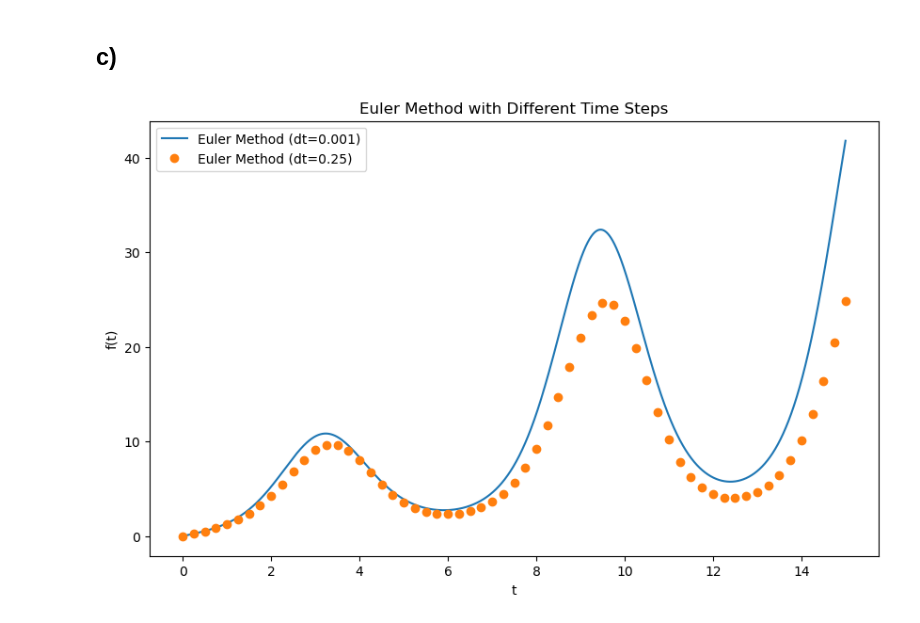
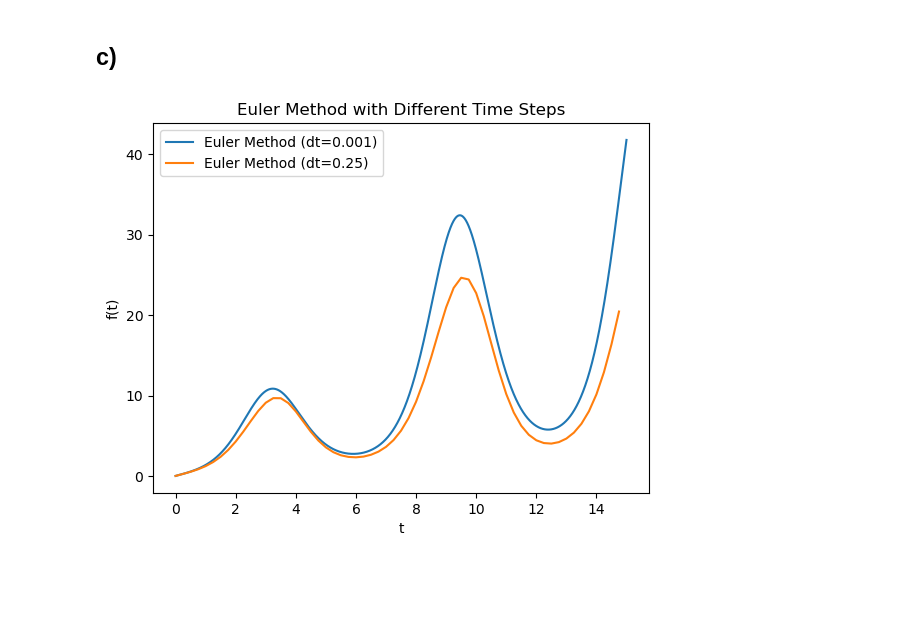
Before and after one commit to Katikistan/NumeP, a Jupyter notebook: week1/week1.ipynb, the cells around one changed output. Saved outputs shown, nothing was run; the diff lists cells and outputs as text; code cells hidden in the pictures; blank space fills up the shorter version.

```diff
--- a/week1/week1.ipynb
+++ b/week1/week1.ipynb
@@ -374,23 +375,30 @@ $$
 # %%
 alpha = 0.1
 dt = 0.01
-t0 = 0
-tn = 100
-t = np.arange(t0, tn, dt)
-x = np.zeros_like(t)
+t = np.arange(0, 100, dt)
 
-analytical_euler = lambda alpha, t: alpha/(1+alpha**2)*(np.exp(-alpha*t)-np.cos(t)+alpha*np.sin(t))
+def analytical_solution(t):
+    global alpha
+    return alpha/(1+alpha**2)*(np.exp(-alpha*t)-np.cos(t)+alpha*np.sin(t))
 
-def explicit_euler(t,x):
+def f(t, x):
+    global alpha
+    return alpha * (np.sin(t) - x)
+
+# Euler method
+def explicit_euler(f, x0, dt):
+    x = np.zeros_like(t)
+    x[0] = x0
     for i in range(1, len(t)):
-        x[i] = x[i-1] + dt * alpha * (np.sin(t[i-1]) - x[i-1])
+        x[i] = x[i-1] + dt * f(t[i-1], x[i-1])
     return x
 
+x = explicit_euler(f, 0, dt)
 
 # plot the analytical solution with the explicit Euler method
 plt.figure(figsize=(10, 6))
-plt.plot(t, analytical_euler(alpha, t), label='Analytical solution')
-plt.plot(t[::60], explicit_euler(t, x)[::60], "o", label='Explicit Euler method')
+plt.plot(t, analytical_solution(t), label='Analytical solution')
+plt.plot(t[::60], x[::60], "o", label='Explicit Euler method')
 plt.xlabel('t')
 plt.ylabel('x(t)')
 plt.grid(True)
@@ -552,20 +582,15 @@ plt.show()
 # %% [markdown]
 ## c)
 # %%
-# Larger time step for Euler method
-dt_euler_large = 0.25
-
-# Solve the ODE using Euler method with larger time step
-t_euler_large, f_euler_large = euler_method(f_prime, f0, t0, t_end, dt_euler_large)
+t_euler_large, x_euler_large = euler_method(f_prime, 0, 0.25)
 
 # Plotting the results
-plt.figure(figsize=(10, 6))
-plt.plot(t_euler, f_euler, label='Euler Method (dt=0.001)')
-plt.plot(t_euler_large, f_euler_large, 'o', label='Euler Method (dt=0.25)')
+plt.plot(t_euler, x_euler, label='Euler Method (dt=0.001)')
+plt.plot(t_euler_large, x_euler_large, label='Euler Method (dt=0.25)')
 plt.xlabel('t')
 plt.ylabel('f(t)')
 plt.title('Euler Method with Different Time Steps')
 plt.legend()
 plt.show()
 # %% [output]
-[figure, old version]
+[figure, new version]
```
Also changed, not shown: parts of 7 cells of this notebook.
